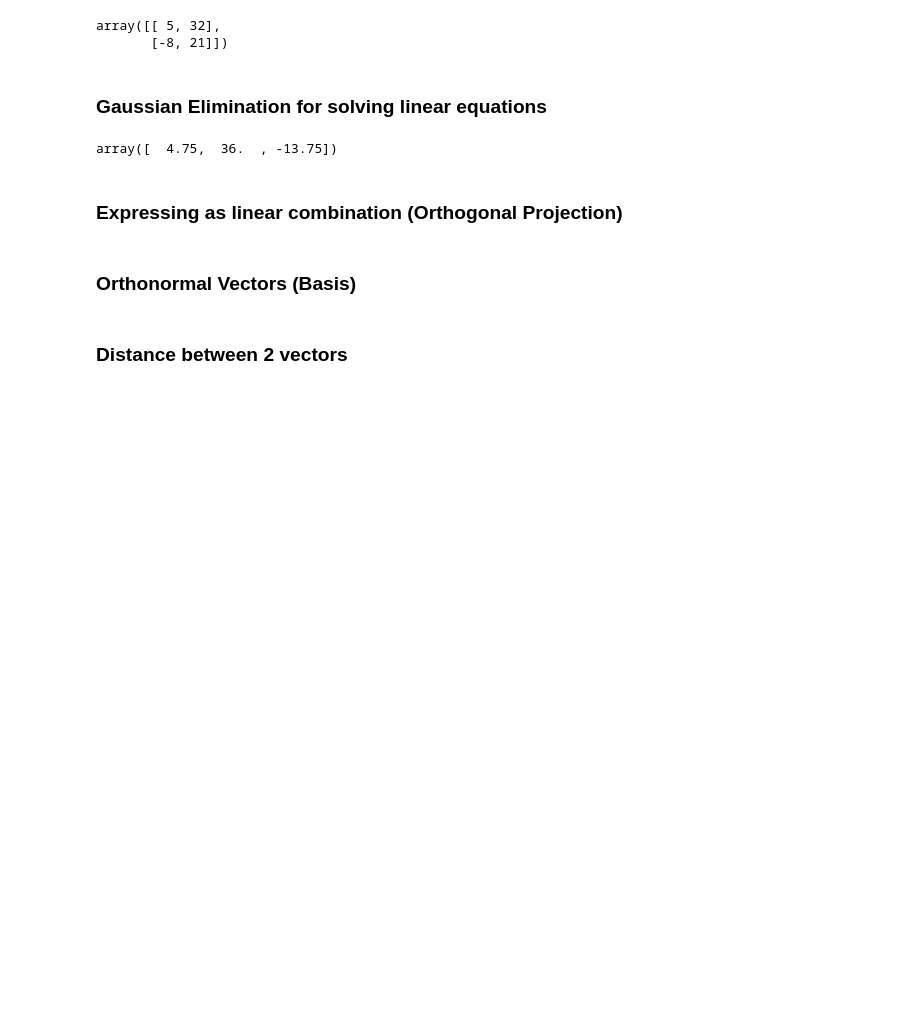
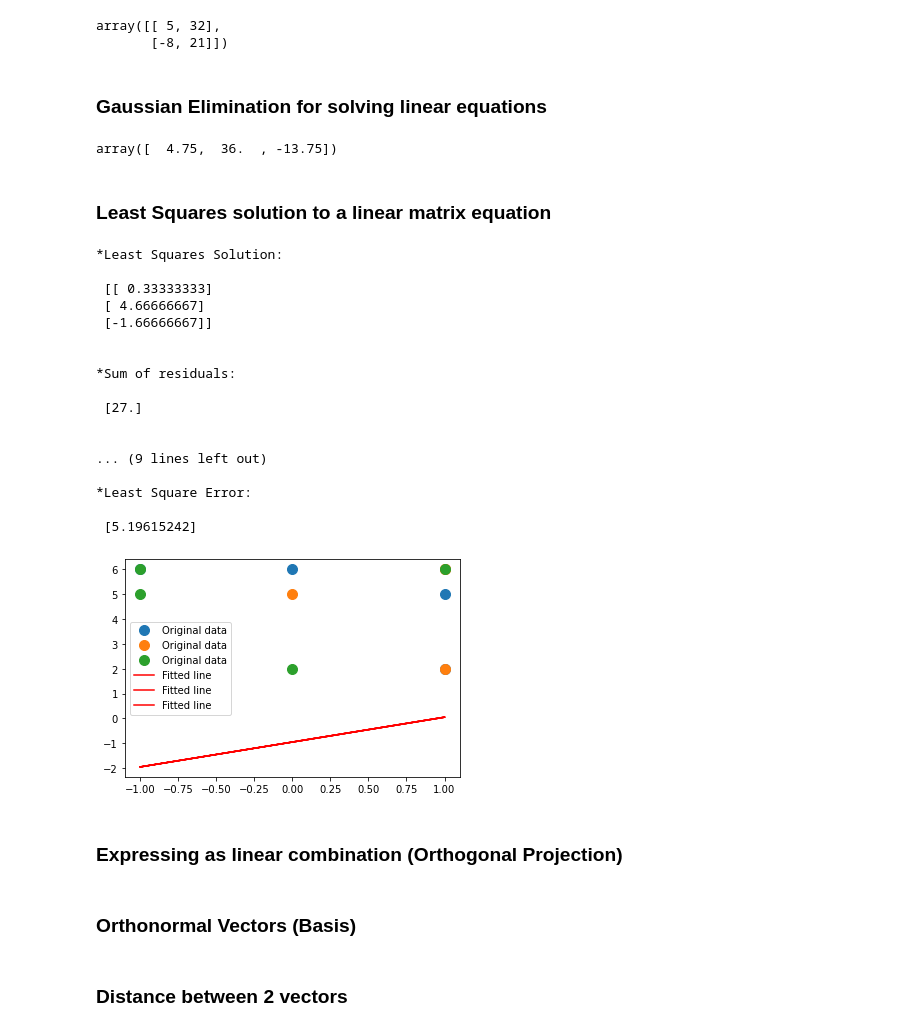
Before and after one commit to jissdeodates/Basic-Linear-Algebra, a Jupyter notebook: Basic Linear Algebra.ipynb, the cells around one changed output. Drawn from its saved outputs; the diff is of its cells as text; code cells hidden in the pictures; blank space fills up the shorter version.

```diff
--- a/Basic Linear Algebra.ipynb
+++ b/Basic Linear Algebra.ipynb
@@ -381,6 +408,55 @@ x = np.linalg.solve(a, b)
 x
 # %% [output]
 array([  4.75,  36.  , -13.75])
+# %% [markdown]
+### Least Squares solution to a linear matrix equation
+# %%
+#Computes the vector x that approximatively solves the equation A @ x = b
+#y = m * x + c
+
+#A
+x = np.array([[1,1,0],
+              [1,0,-1],
+              [0,1,1],
+              [-1,1,-1]])
+#b
+y = np.array([[2,5,6,6]]).T #Transpose to align dimensions
+
+
+#stack_x = np.vstack([x, np.ones(len(x))]).T
+least_m, residuals_c, rank_a, single_values = np.linalg.lstsq(x, y, rcond=None)
+
+print("*Least Squares Solution:\n\n",least_m)
+print("\n\n*Sum of residuals:\n\n",residuals_c)
+print("\n\n*Rank of x:\n\n",rank_a)
+print("\n\n*Singular values of x:\n\n",single_values)
+print("\n\n*Least Square Error:\n\n",np.sqrt(residuals_c))
+
+
+#plotting
+_ = plt.plot(x, y, 'o', label='Original data', markersize=10)
+_ = plt.plot(x, m*x + c, 'r', label='Fitted line')
+_ = plt.legend()
+plt.show()
+# %% [output]
+*Least Squares Solution:
+
+ [[ 0.33333333]
+ [ 4.66666667]
+ [-1.66666667]]
+
+
+*Sum of residuals:
+
+ [27.]
+
+
+... (9 lines left out)
+
+*Least Square Error:
+
+ [5.19615242]
+[figure, added]
 # %% [markdown]
 ### Expressing as linear combination (Orthogonal Projection)
 # %%
```
Also changed, not shown: parts of 12 cells of this notebook.
